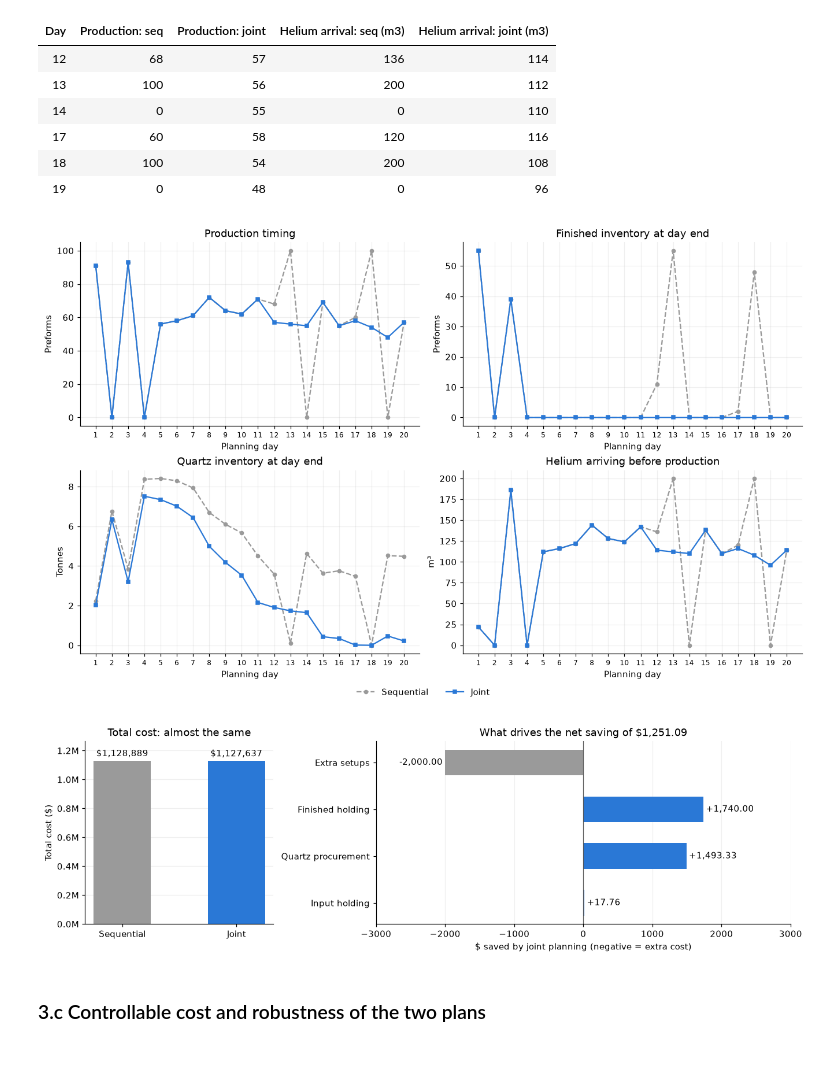
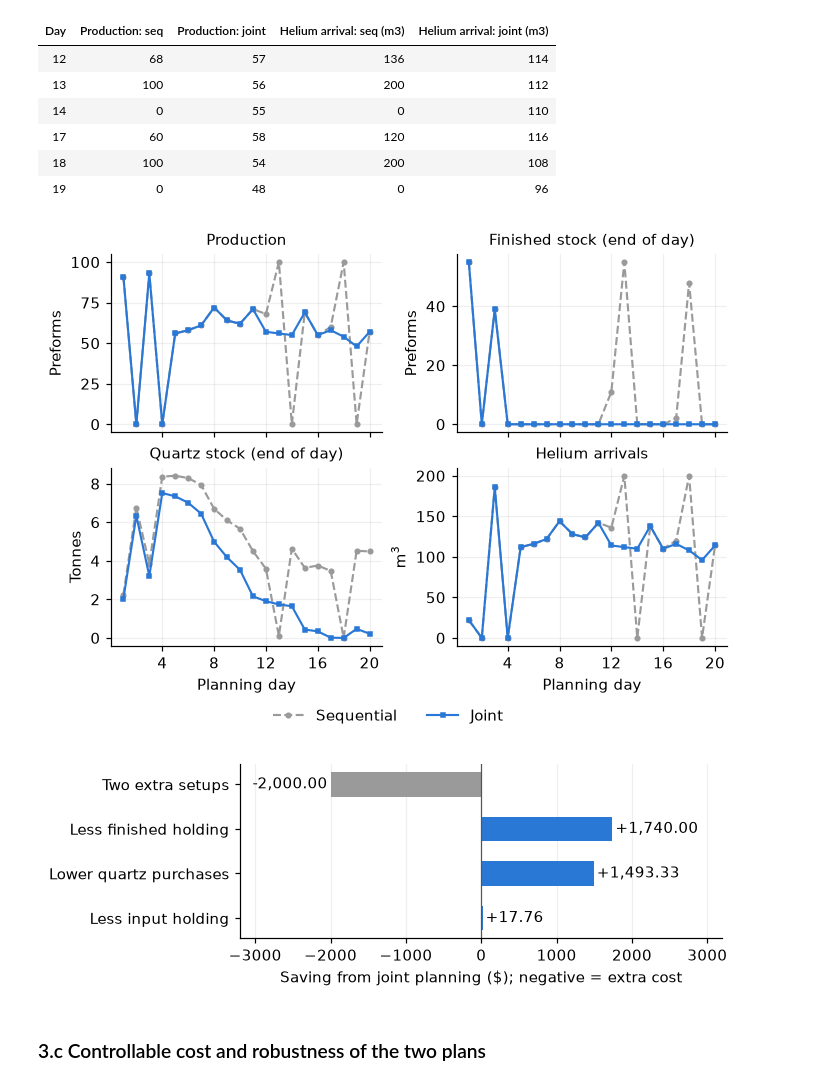
Before and after one commit to paveenavijay/QBUS3340-Operations-Management-, a Jupyter notebook: QBUS3340_Group_Assignment_Final.ipynb, the cells around one changed output. Saved outputs shown, nothing was run; the diff lists cells and outputs as text; code cells hidden in the pictures; blank space fills up the shorter version.

```diff
--- a/QBUS3340_Group_Assignment_Final.ipynb
+++ b/QBUS3340_Group_Assignment_Final.ipynb
@@ -654,44 +759,38 @@ Days on which production differs (and the helium orders placed the morning befor
 | 18 | 100 | 54 | 200 | 108 |
 | 19 | 0 | 48 | 0 | 96 |
 # %%
-fig, axes = plt.subplots(2, 2, figsize=(12, 7.5), layout="constrained")
-series = [("Production", "Preforms", "Production timing"),
-          ("Finished end", "Preforms", "Finished inventory at day end"),
-          ("Quartz end (t)", "Tonnes", "Quartz inventory at day end"),
-          ("Helium arrival (m3)", "m³", "Helium arriving before production")]
-for ax, (column, unit, title) in zip(axes.flat, series):
-    ax.plot(DAYS, seq_plan[column], color=COMPARE_COLOR, lw=1.5, ls="--", marker="o", ms=4, label="Sequential")
-    ax.plot(DAYS, joint_plan[column], color=MAIN_COLOR, lw=1.5, marker="s", ms=4, label="Joint")
-    ax.set(title=title, xlabel="Planning day", ylabel=unit, xticks=DAYS)
-    ax.tick_params(axis="x", labelsize=8)
-fig.legend(*axes[0, 0].get_legend_handles_labels(), loc="outside lower center", ncol=2)
-plt.show()
+# Report Figure 3: sequential versus joint plans (saved to final_report/figures/)
+with plt.rc_context(print_style):
+    fig, axes = plt.subplots(2, 2, figsize=(W, 4.6), layout="constrained", sharex=True)
+    panels = [("Production", "Preforms", "Production"), ("Finished end", "Preforms", "Finished stock (end of day)"),
+              ("Quartz end (t)", "Tonnes", "Quartz stock (end of day)"), ("Helium arrival (m3)", "m$^3$", "Helium arrivals")]
+    for a, (col, unit, title) in zip(axes.flat, panels):
+        a.plot(DAYS, seq_plan[col], color=COMPARE_COLOR, lw=1.4, ls="--", marker="o", ms=3, label="Sequential")
+        a.plot(DAYS, joint_plan[col], color=MAIN_COLOR, lw=1.4, marker="s", ms=3, label="Joint")
+        a.set(title=title, ylabel=unit, xticks=[4, 8, 12, 16, 20])
+    for a in axes[1]:
+        a.set_xlabel("Planning day")
+    fig.legend(*axes[0, 0].get_legend_handles_labels(), loc="outside lower center", ncol=2)
+    fig.savefig(FIG_DIR / "fig3_seq_vs_joint.pdf"); plt.show()
 
-components = ["Extra setups", "Finished holding", "Quartz procurement", "Input holding"]
+# Report Figure 4: what drives the joint plan's saving (saved to final_report/figures/)
 contributions = [seq_costs["Setup"] - joint_costs["Setup"],
                  seq_costs["Finished holding"] - joint_costs["Finished holding"],
                  seq_costs["Quartz procurement"] - joint_costs["Quartz procurement"],
                  sum(seq_costs[k] - joint_costs[k] for k in ["Quartz holding", "Helium holding"])]
-fig, ax = plt.subplots(1, 2, figsize=(12, 3.6), layout="constrained", gridspec_kw={"width_ratios": [1, 2.2]})
-bars = ax[0].bar(["Sequential", "Joint"], [seq_total, joint_total], color=[COMPARE_COLOR, MAIN_COLOR], width=.5)
-ax[0].bar_label(bars, labels=[f"${seq_total:,.0f}", f"${joint_total:,.0f}"], padding=3)
-ax[0].set(ylim=(0, seq_total * 1.12), ylabel="Total cost ($)", title="Total cost: almost the same")
-ax[0].yaxis.set_major_formatter(lambda v, _: f"{v / 1e6:.1f}M")
-ax[0].grid(axis="x", visible=False)
-ax[1].barh(components, contributions, color=[COMPARE_COLOR if v < 0 else MAIN_COLOR for v in contributions], height=.55)
-ax[1].axvline(0, color="#555555", linewidth=.8)
-for i, value in enumerate(contributions):
-    ax[1].text(value + (35 if value >= 0 else -35), i, f"{value:+,.2f}", va="center",
-               ha="left" if value >= 0 else "right")
-span = max(abs(v) for v in contributions) * 1.5
-ax[1].set(xlim=(-span, span), xlabel="$ saved by joint planning (negative = extra cost)",
-          title=f"What drives the net saving of ${saving:,.2f}")
-ax[1].invert_yaxis()
-ax[1].grid(axis="y", visible=False)
-plt.show()
+with plt.rc_context(print_style):
+    labels = ["Two extra setups", "Less finished holding", "Lower quartz purchases", "Less input holding"]
+    fig, ax = plt.subplots(figsize=(W, 2.1), layout="constrained")
+    ax.barh(labels, contributions, color=[COMPARE_COLOR if v < 0 else MAIN_COLOR for v in contributions], height=0.55)
+    ax.axvline(0, color="#555555", lw=0.8)
+    for i, v in enumerate(contributions):
+        ax.text(v + (40 if v >= 0 else -40), i, f"{v:+,.2f}", va="center", ha="left" if v >= 0 else "right")
+    ax.set(xlim=(-3200, 3200), xlabel="Saving from joint planning ($); negative = extra cost")
+    ax.invert_yaxis(); ax.grid(axis="y", visible=False)
+    fig.savefig(FIG_DIR / "fig4_cost_bridge.pdf"); plt.show()
 # %% [output]
-[figure, old version]
+[figure, new version]
-[figure, old version]
+[figure, new version]
 # %% [markdown]
 ### 3.c Controllable cost and robustness of the two plans
 # %%
```
Also changed, not shown: parts of 28 cells of this notebook.
